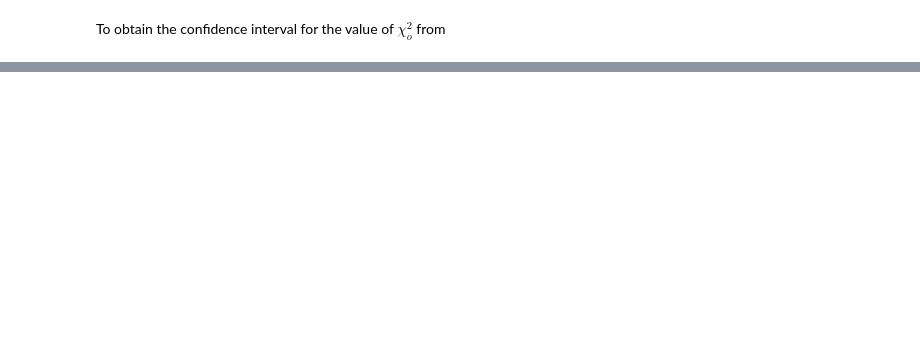
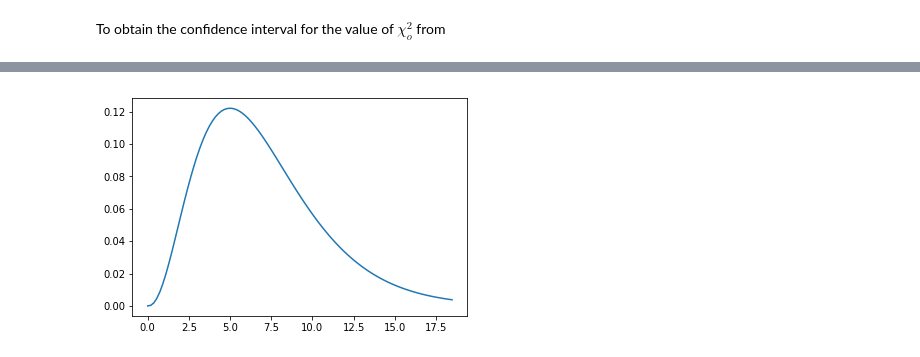
Before and after one commit to ejvr527/AP156, a Jupyter notebook: 1.3/1.3 Nonlinear FIt.ipynb, the cells around one changed output, grey strips where cells are left out. Cells and saved outputs as stored; diff of their text form; code cells hidden in the pictures; blank space fills up the shorter version.

```diff
--- a/1.3/1.3 Nonlinear FIt.ipynb
+++ b/1.3/1.3 Nonlinear FIt.ipynb
@@ -142,8 +146,7 @@ print("IOC for alpha 5% to 95%:","(",b1,',',b2,')')
-# %%
-N_8= 8
-df = N_8 - M
-x = np.linspace(0,20,N_)
-rv = chi2(df)
-plt.plot(x,rv.pdf(x))
-plt.show()
-plt.plot(x,(chi2.cdf(x,df)))
+# %%
+fig, ax = plt.subplots(1, 1)
+x = np.linspace(chi2.ppf(0, df),chi2.ppf(0.99, df), 100)
+ax.plot(x, chi2.pdf(x, df), label='chi2 pdf')
+plt.show()
+# %% [output]
+[figure, added]
```
Also changed, not shown: parts of 8 cells of this notebook.
